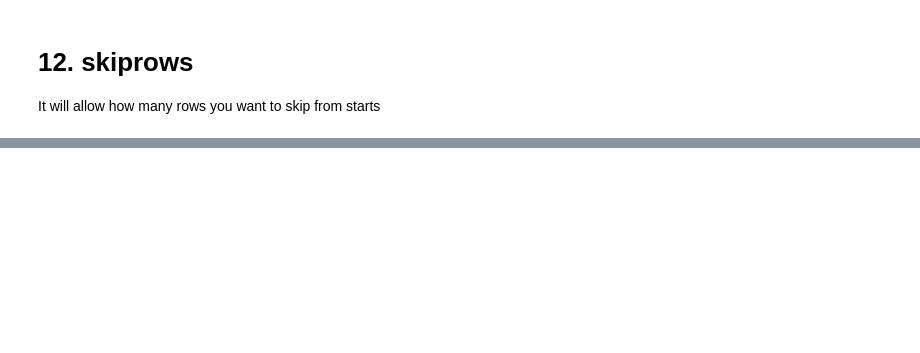
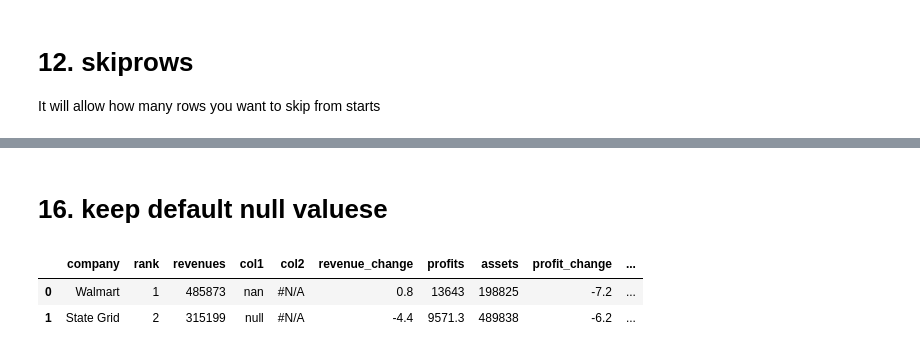
Before and after one commit to RoyelBee/Best-on-Python, a Jupyter notebook: pandas/read_csv parameters.ipynb, the cells around one changed output, grey strips where cells are left out. Cells and saved outputs as stored; diff of their text form; code cells hidden in the pictures; blank space fills up the shorter version.

```diff
--- a/pandas/read_csv parameters.ipynb
+++ b/pandas/read_csv parameters.ipynb
@@ -330,0 +371,10 @@ df.head()
+# %% [markdown]
+# 16. keep default null valuese
+# %%
+# If you like to keep default null valuese
+df = pd.read_csv('../Data/new_data.csv', encoding = 'ISO=8859-1', keep_default_na=False)
+df.head(2)
+# %% [output]
+|  | company | rank | revenues | col1 | col2 | revenue_change | profits | assets | profit_change | ... |
+| 0 | Walmart | 1 | 485873 | nan | #N/A | 0.8 | 13643 | 198825 | -7.2 | ... |
+| 1 | State Grid | 2 | 315199 | null | #N/A | -4.4 | 9571.3 | 489838 | -6.2 | ... |
```
Also changed, not shown: parts of 26 cells of this notebook.
